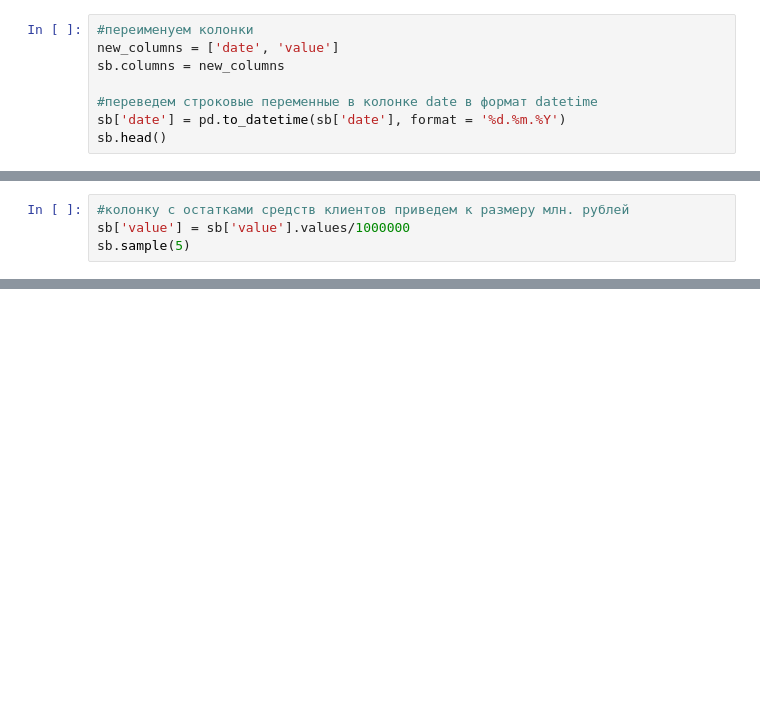
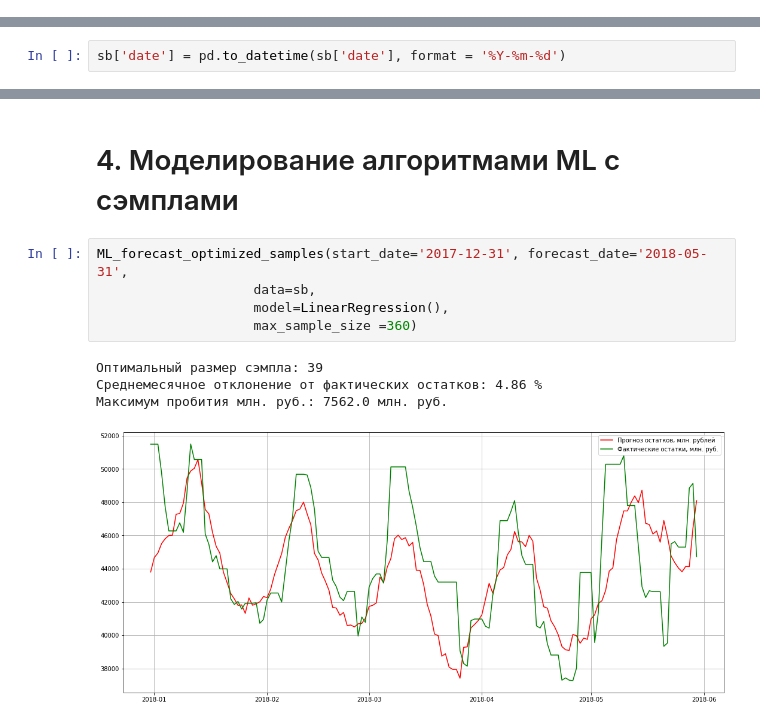
Before and after one commit to FierceDra/FierceDra-X.github.io, a Jupyter notebook: Sber/Sber_module.ipynb, the cells around one changed output, grey strips where cells are left out. Saved outputs shown, nothing was run; the diff lists cells and outputs as text; blank space fills up the shorter version.

```diff
--- a/Sber/Sber_module.ipynb
+++ b/Sber/Sber_module.ipynb
@@ -56,8 +51,0 @@ sb.head(5)
-# %%
-#переименуем колонки
-new_columns = ['date', 'value']
-sb.columns = new_columns
-
-#переведем строковые переменные в колонке date в формат datetime
-sb['date'] = pd.to_datetime(sb['date'], format = '%d.%m.%Y')
-sb.head()
@@ -71,4 +51,0 @@ sb.head()
-# %%
-#колонку с остатками средств клиентов приведем к размеру млн. рублей
-sb['value'] = sb['value'].values/1000000
-sb.sample(5)
@@ -124,0 +52,2 @@ ax[3].grid()
+# %%
+sb['date'] = pd.to_datetime(sb['date'], format = '%Y-%m-%d')
@@ -124,0 +121,12 @@ ax[3].grid()
+# %% [markdown]
+# 4. Моделирование алгоритмами ML с сэмплами
+# %%
+ML_forecast_optimized_samples(start_date='2017-12-31', forecast_date='2018-05-31',
+                    data=sb,
+                    model=LinearRegression(),
+                    max_sample_size =360)
+# %% [output]
+Оптимальный размер сэмпла: 39
+Среднемесячное отклонение от фактических остатков: 4.86 %
+Максимум пробития млн. руб.: 7562.0 млн. руб.
+[figure, added]
```
Also changed, not shown: parts of 30 cells of this notebook, 5 other files.
